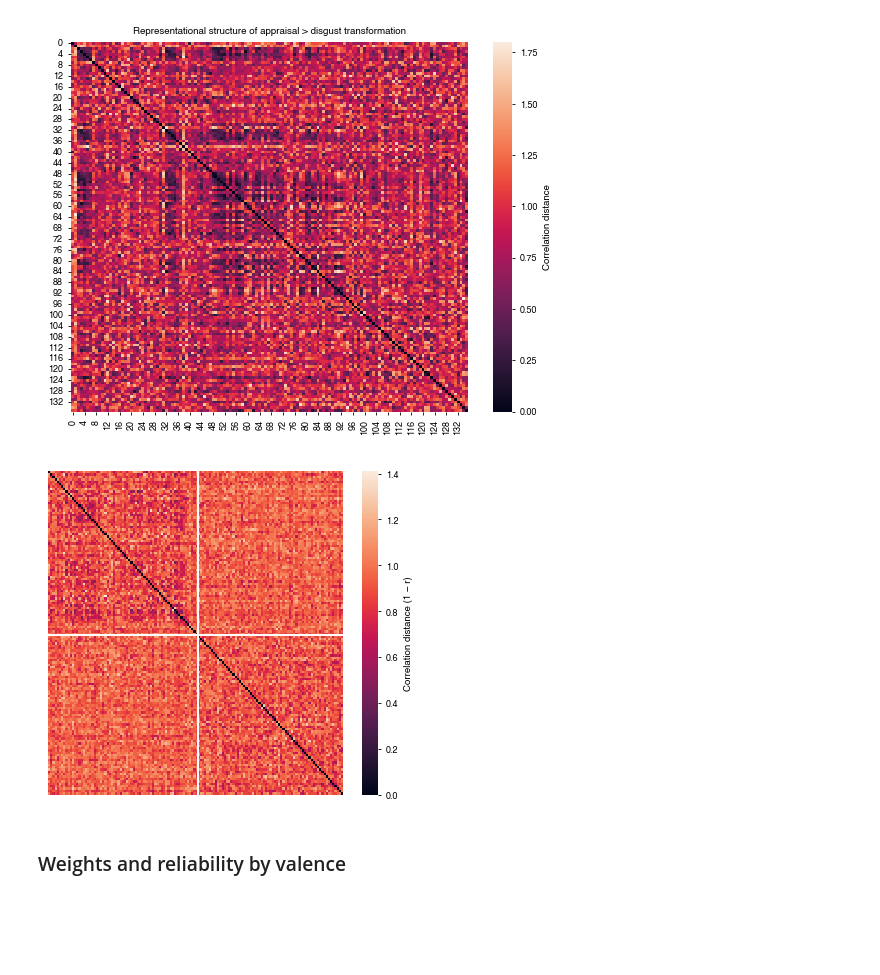
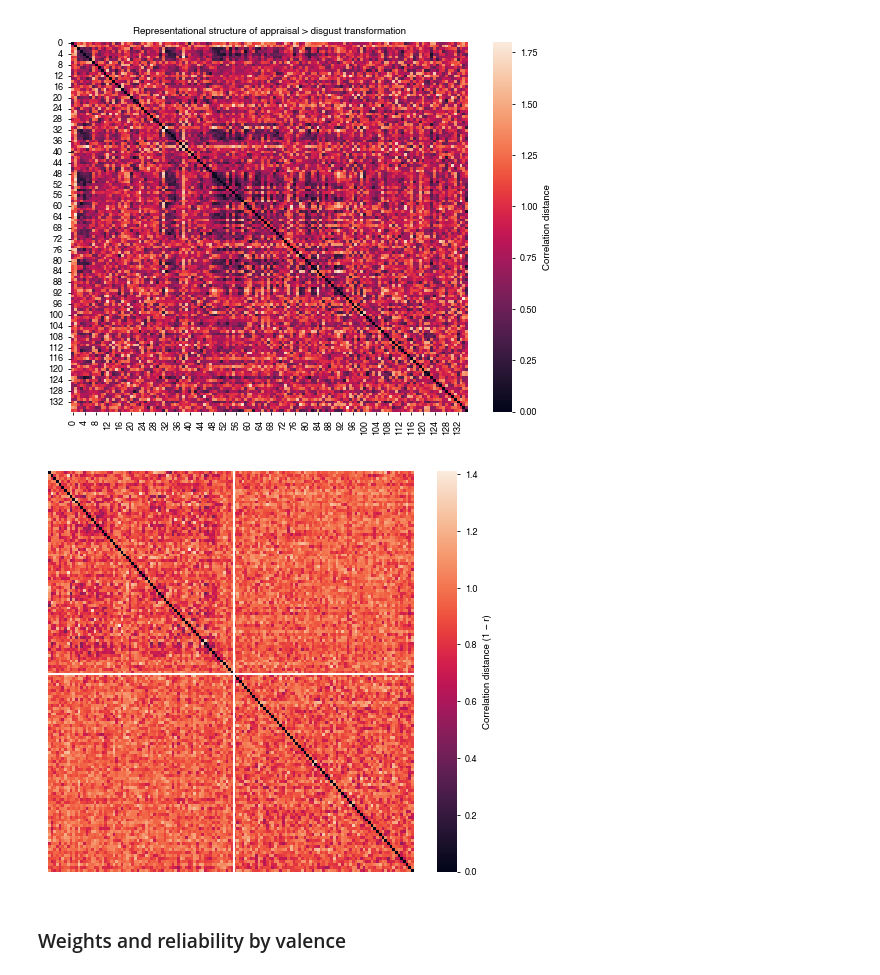
Before and after one commit to daisyburr/Emotion_Similarity, a Jupyter notebook: Analysis/Emotion_Similarity_Consolidated.ipynb, the cells around one changed output. Saved outputs shown, nothing was run; the diff lists cells and outputs as text; code cells hidden in the pictures; blank space fills up the shorter version.

```diff
--- a/Analysis/Emotion_Similarity_Consolidated.ipynb
+++ b/Analysis/Emotion_Similarity_Consolidated.ipynb
@@ -732,21 +732,21 @@ plot_transformation_heatmaps(joint_trans_matrix, emotion_coeff_matrices, PLS_FIG
 # %%
 # Valence-sorted version of the representational structure plot above: same
 # correlation-distance matrix, but with images grouped by valence rather than
 # left in arbitrary (alphabetical) order, so the block structure is visible.
 order = all_images_trans.sort_values("Valence")["Image"].tolist()
 joint_df_sorted = pd.DataFrame(joint_trans_matrix)[order]
 struc_sorted = pairwise_distances(joint_df_sorted.T, metric="correlation")
 n_neg = (all_images_trans["Valence"] == "Neg").sum()
 
-fig, ax = plt.subplots(figsize=(4.76, 4.2))
+fig, ax = plt.subplots(figsize=(5.9, 5.2))
 sns.heatmap(struc_sorted, cbar_kws={"label": "Correlation distance (1 − r)"}, ax=ax,
             xticklabels=False, yticklabels=False)
 ax.axhline(n_neg, color="white", linewidth=1.5)
 ax.axvline(n_neg, color="white", linewidth=1.5)
 fig.savefig(os.path.join(PLS_FIGS_DIR, "trans_plot_by_valence.png"), bbox_inches="tight")
 plt.show()
 # %% [output]
-[figure, old version]
+[figure, new version]
 # %% [markdown]
 ### Weights and reliability by valence
 # %%
```
Also changed, not shown: parts of 2 cells of this notebook, 6 other files.
